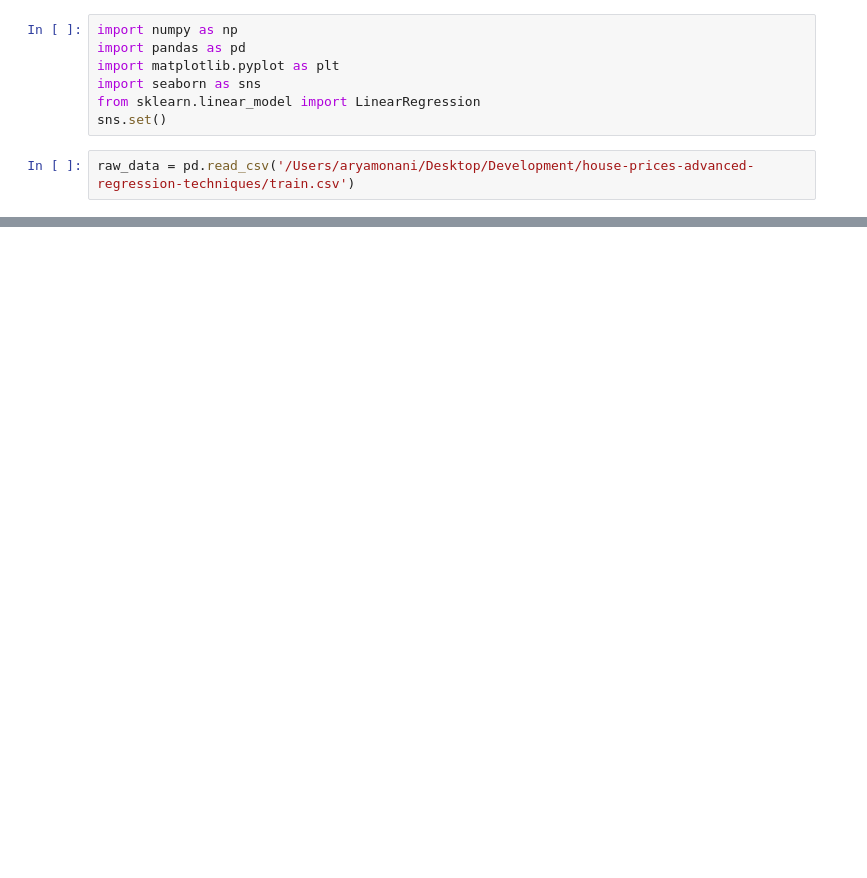
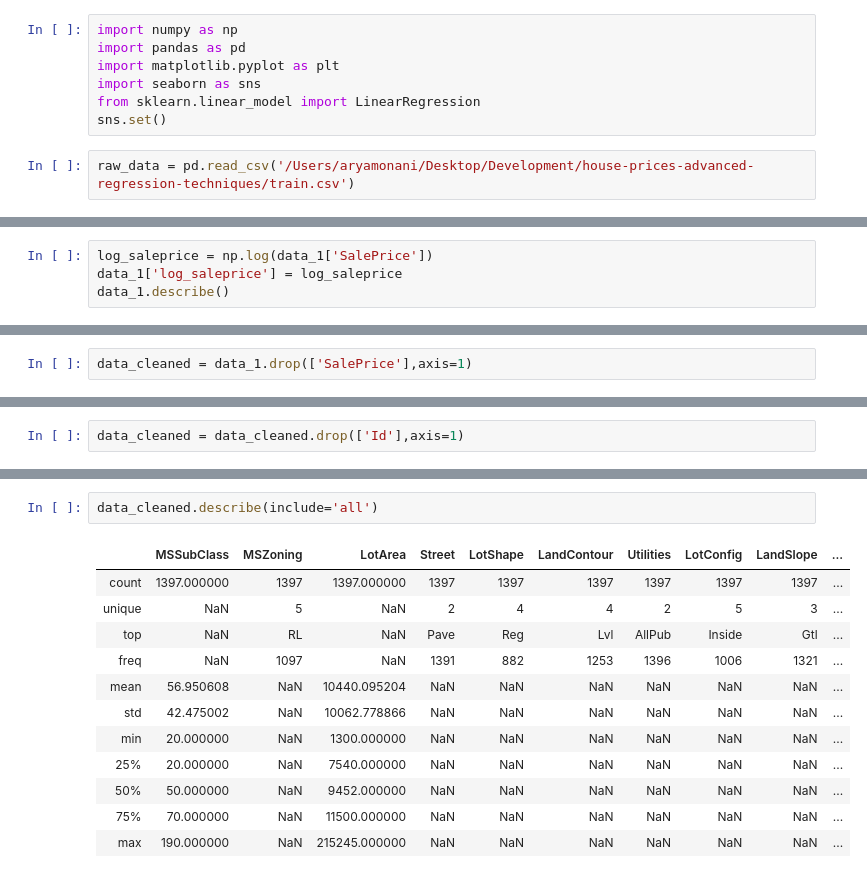
Before and after one commit to aryamonani/Kaggle-Competition-Supervised-Learning-LR-estate-price-prediction, a Jupyter notebook: Kaggle Competition Supervised Learning LR estate price prediction.ipynb, the cells around one changed output, grey strips where cells are left out. Drawn from its saved outputs; the diff is of its cells as text; blank space fills up the shorter version.

```diff
--- a/Kaggle Competition Supervised Learning LR estate price prediction.ipynb
+++ b/Kaggle Competition Supervised Learning LR estate price prediction.ipynb
@@ -71,0 +121,4 @@ sns.distplot(data_2['MSSubClass'])
+# %%
+log_saleprice = np.log(data_1['SalePrice'])
+data_1['log_saleprice'] = log_saleprice
+data_1.describe()
@@ -71,0 +139,2 @@ sns.distplot(data_2['MSSubClass'])
+# %%
+data_cleaned = data_1.drop(['SalePrice'],axis=1)
@@ -71,0 +155,2 @@ sns.distplot(data_2['MSSubClass'])
+# %%
+data_cleaned = data_cleaned.drop(['Id'],axis=1)
@@ -71,0 +184,15 @@ sns.distplot(data_2['MSSubClass'])
+# %%
+data_cleaned.describe(include='all')
+# %% [output]
+|  | MSSubClass | MSZoning | LotArea | Street | LotShape | LandContour | Utilities | LotConfig | LandSlope | ... |
+| count | 1397.000000 | 1397 | 1397.000000 | 1397 | 1397 | 1397 | 1397 | 1397 | 1397 | ... |
+| unique | NaN | 5 | NaN | 2 | 4 | 4 | 2 | 5 | 3 | ... |
+| top | NaN | RL | NaN | Pave | Reg | Lvl | AllPub | Inside | Gtl | ... |
+| freq | NaN | 1097 | NaN | 1391 | 882 | 1253 | 1396 | 1006 | 1321 | ... |
+| mean | 56.950608 | NaN | 10440.095204 | NaN | NaN | NaN | NaN | NaN | NaN | ... |
+| std | 42.475002 | NaN | 10062.778866 | NaN | NaN | NaN | NaN | NaN | NaN | ... |
+| min | 20.000000 | NaN | 1300.000000 | NaN | NaN | NaN | NaN | NaN | NaN | ... |
+| 25% | 20.000000 | NaN | 7540.000000 | NaN | NaN | NaN | NaN | NaN | NaN | ... |
+| 50% | 50.000000 | NaN | 9452.000000 | NaN | NaN | NaN | NaN | NaN | NaN | ... |
+| 75% | 70.000000 | NaN | 11500.000000 | NaN | NaN | NaN | NaN | NaN | NaN | ... |
+| max | 190.000000 | NaN | 215245.000000 | NaN | NaN | NaN | NaN | NaN | NaN | ... |
```
Also changed, not shown: parts of 41 cells of this notebook.
